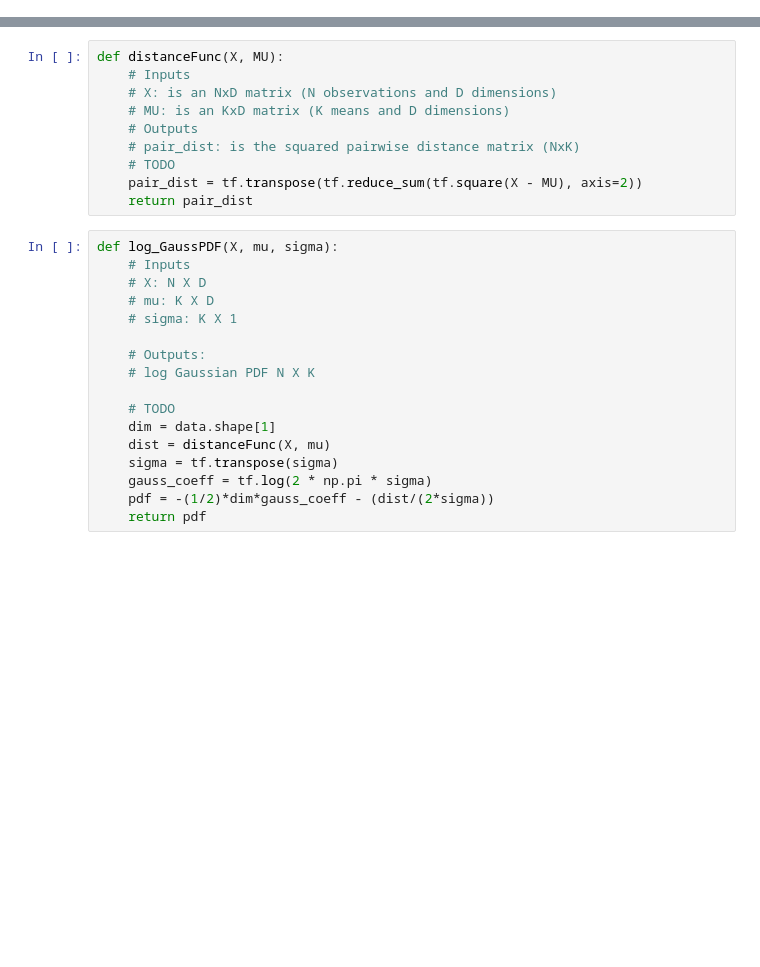
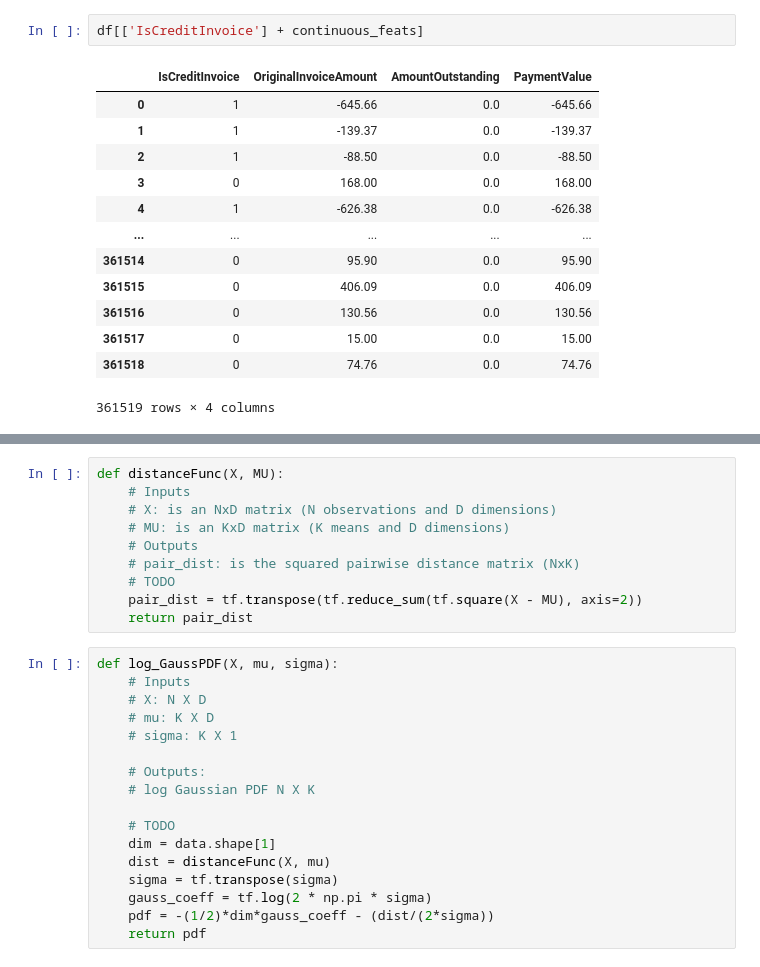
Before and after one commit to dianaescoboza/CAPSTONE, a Jupyter notebook: EM_Clustering.ipynb, the cells around one changed output, grey strips where cells are left out. Saved outputs shown, nothing was run; the diff lists cells and outputs as text; blank space fills up the shorter version.

```diff
--- a/EM_Clustering.ipynb
+++ b/EM_Clustering.ipynb
@@ -4,0 +93,16 @@ import tensorflow as tf
+# %%
+df[['IsCreditInvoice'] + continuous_feats]
+# %% [output]
+|  | IsCreditInvoice | OriginalInvoiceAmount | AmountOutstanding | PaymentValue |
+| 0 | 1 | -645.66 | 0.0 | -645.66 |
+| 1 | 1 | -139.37 | 0.0 | -139.37 |
+| 2 | 1 | -88.50 | 0.0 | -88.50 |
+| 3 | 0 | 168.00 | 0.0 | 168.00 |
+| 4 | 1 | -626.38 | 0.0 | -626.38 |
+| ... | ... | ... | ... | ... |
+| 361514 | 0 | 95.90 | 0.0 | 95.90 |
+| 361515 | 0 | 406.09 | 0.0 | 406.09 |
+| 361516 | 0 | 130.56 | 0.0 | 130.56 |
+| 361517 | 0 | 15.00 | 0.0 | 15.00 |
+| 361518 | 0 | 74.76 | 0.0 | 74.76 |
+361519 rows × 4 columns
```
Also changed, not shown: parts of 12 cells of this notebook.
